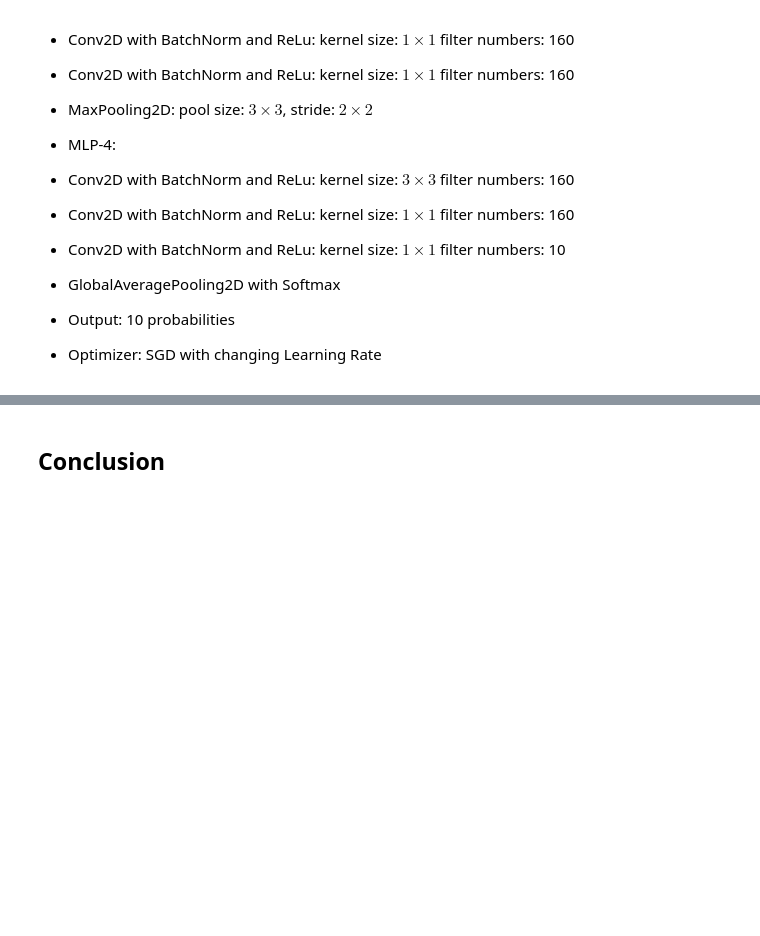
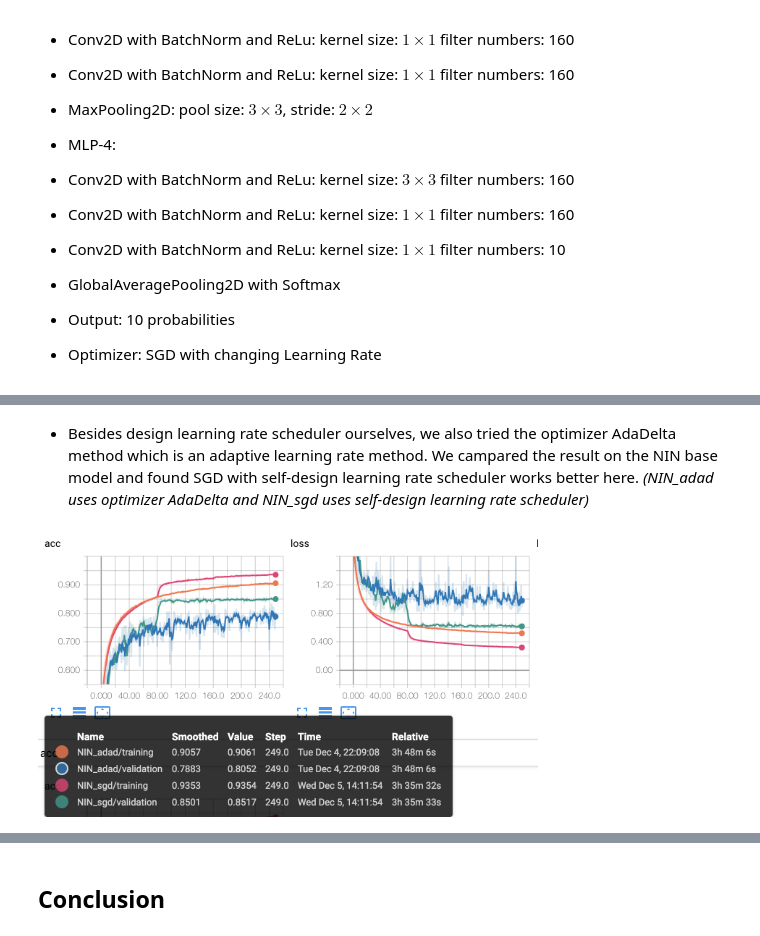
Before and after one commit to wxya2017/GR5242-CIFAR10, a Jupyter notebook: Final_Project_Report.ipynb, the cells around one changed output, grey strips where cells are left out. Cells and saved outputs as stored; diff of their text form; code cells hidden in the pictures; blank space fills up the shorter version.

```diff
--- a/Final_Project_Report.ipynb
+++ b/Final_Project_Report.ipynb
@@ -121,0 +147,8 @@ Image('mlp figure.png', width = 400, height = 200)
+# %% [markdown]
+*  Besides design learning rate scheduler ourselves, we also tried the optimizer AdaDelta method which is an adaptive learning rate method. We campared the result on the NIN base model and found SGD with self-design learning rate scheduler works better here.
+*(NIN_adad uses optimizer AdaDelta and NIN_sgd uses self-design learning rate scheduler)*
+# %%
+#@title
+Image('nin_optimizer.png', width=500,height=250)
+# %% [output]
+[figure, added]
```
Also changed, not shown: parts of 12 cells of this notebook.
